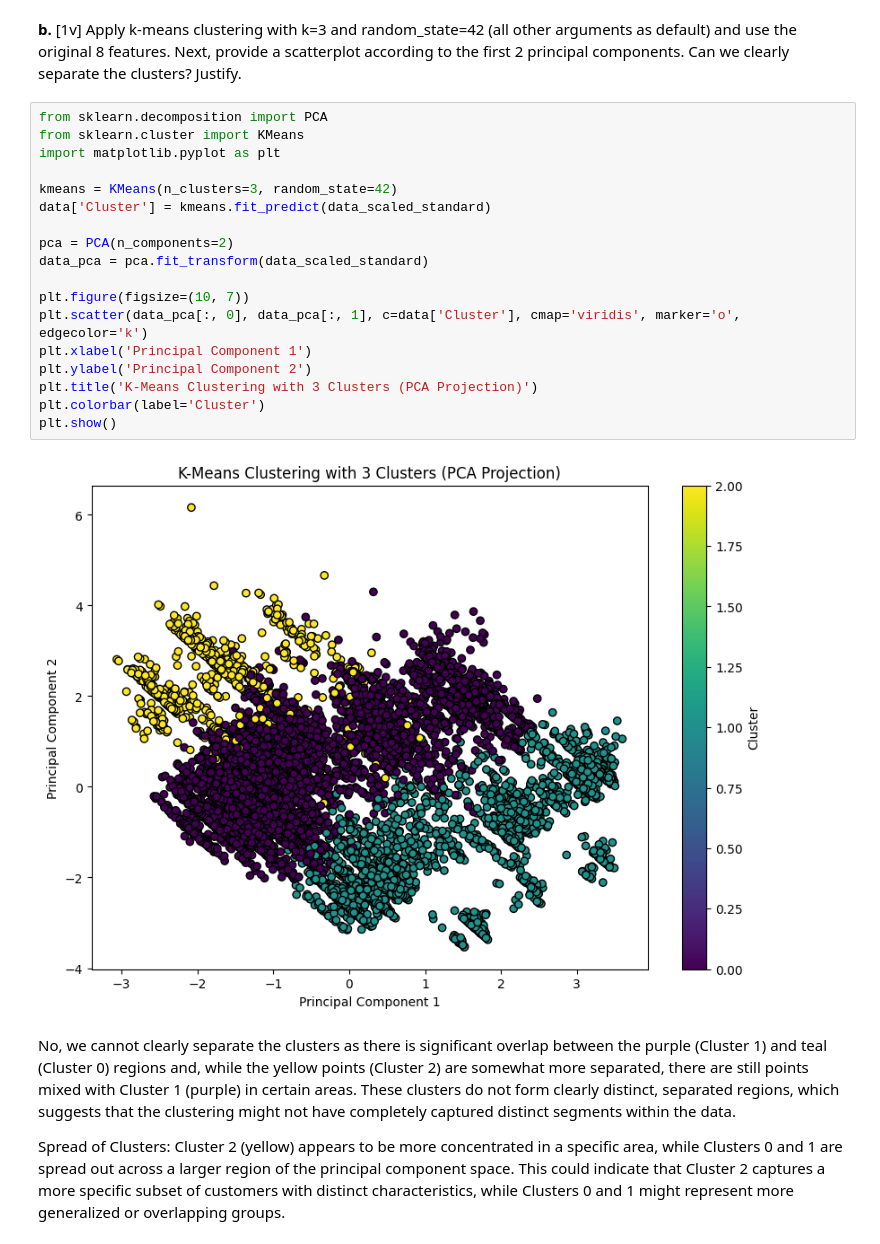
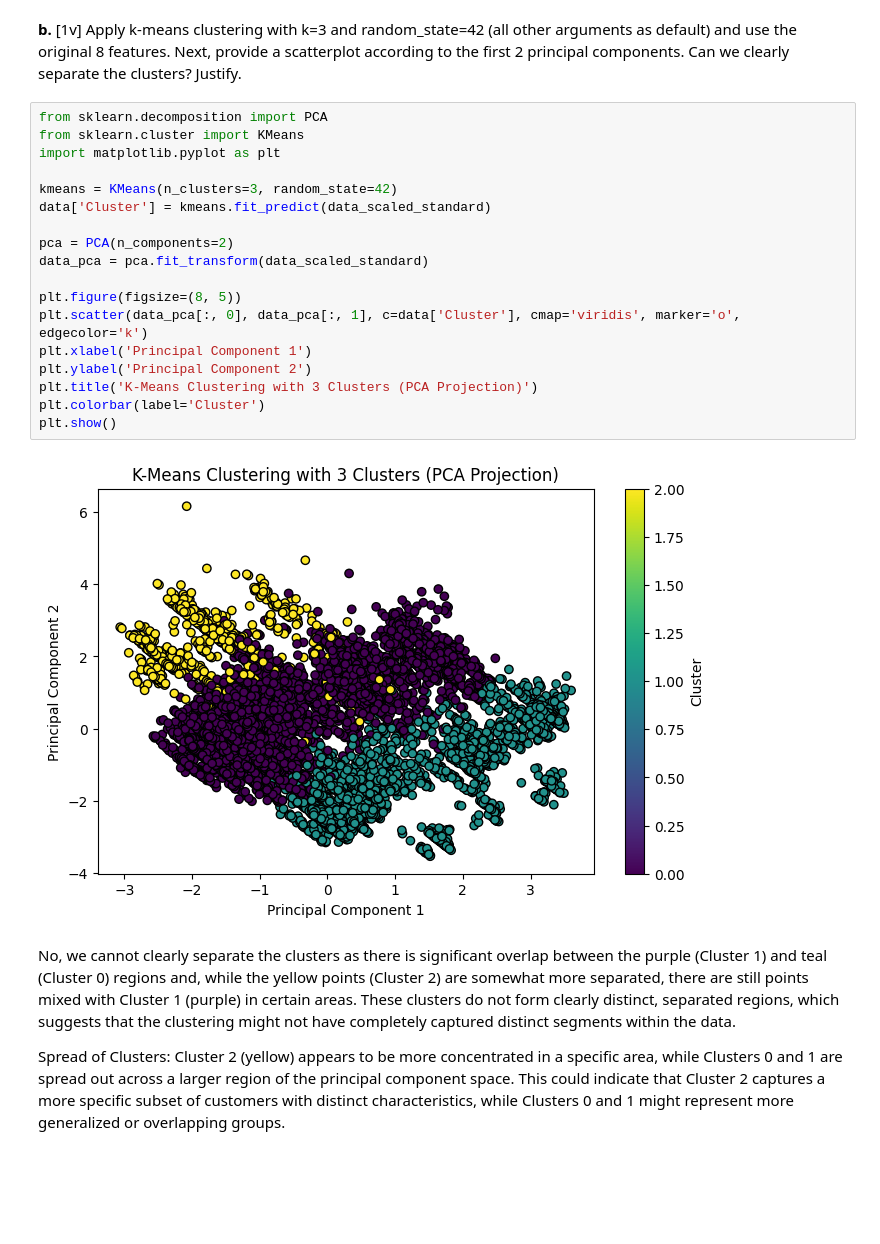
Before and after one commit to afonso215/piercings, a Jupyter notebook: HW4/bafospt4.ipynb, the cells around one changed output. Saved outputs shown, nothing was run; the diff lists cells and outputs as text; blank space fills up the shorter version.

```diff
--- a/HW4/bafospt4.ipynb
+++ b/HW4/bafospt4.ipynb
@@ -99,23 +99,23 @@ Justify.
 # %%
 from sklearn.decomposition import PCA
 from sklearn.cluster import KMeans
 import matplotlib.pyplot as plt
 
 kmeans = KMeans(n_clusters=3, random_state=42)
 data['Cluster'] = kmeans.fit_predict(data_scaled_standard)
 
 pca = PCA(n_components=2)
 data_pca = pca.fit_transform(data_scaled_standard)
 
-plt.figure(figsize=(10, 7))
+plt.figure(figsize=(8, 5))
 plt.scatter(data_pca[:, 0], data_pca[:, 1], c=data['Cluster'], cmap='viridis', marker='o', edgecolor='k')
 plt.xlabel('Principal Component 1')
 plt.ylabel('Principal Component 2')
 plt.title('K-Means Clustering with 3 Clusters (PCA Projection)')
 plt.colorbar(label='Cluster')
 plt.show()
 # %% [output]
-[figure, old version]
+[figure, new version]
 # %% [markdown]
 No, we cannot clearly separate the clusters as there is significant overlap between the purple (Cluster 1) and teal (Cluster 0) regions and, while the yellow points (Cluster 2) are somewhat more separated, there are still points mixed with Cluster 1 (purple) in certain areas.
 These clusters do not form clearly distinct, separated regions, which suggests that the clustering might not have completely captured distinct segments within the data.
```
Also changed, not shown: parts of 4 cells of this notebook.
